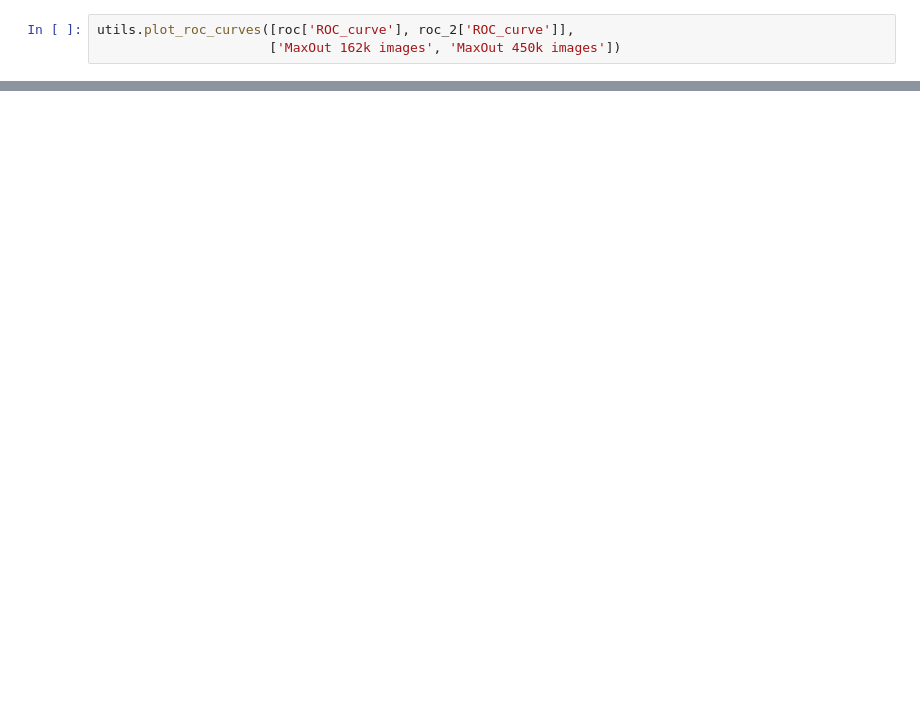
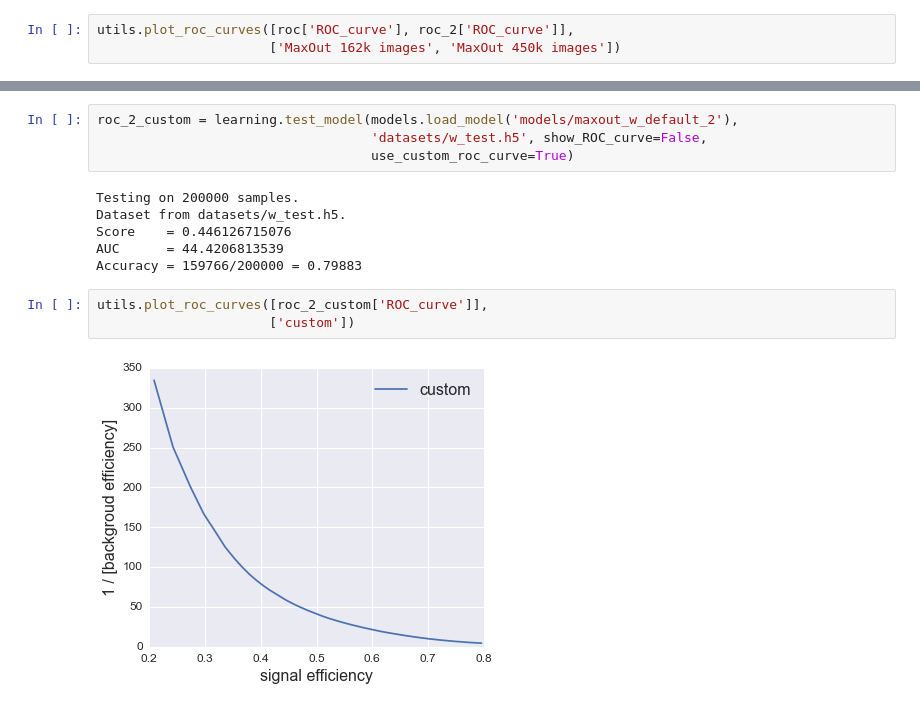
Before and after one commit to deepjets/deepjets, a Jupyter notebook: maxout.ipynb, the cells around one changed output, grey strips where cells are left out. Drawn from its saved outputs; the diff is of its cells as text; blank space fills up the shorter version.

Commit message:
added maxout.py

```diff
--- a/maxout.ipynb
+++ b/maxout.ipynb
@@ -115,0 +206,15 @@ fig.show()
+# %%
+roc_2_custom = learning.test_model(models.load_model('models/maxout_w_default_2'),
+                                   'datasets/w_test.h5', show_ROC_curve=False,
+                                   use_custom_roc_curve=True)
+# %% [output]
+Testing on 200000 samples.
+Dataset from datasets/w_test.h5.
+Score    = 0.446126715076
+AUC      = 44.4206813539
+Accuracy = 159766/200000 = 0.79883
+# %%
+utils.plot_roc_curves([roc_2_custom['ROC_curve']],
+                      ['custom'])
+# %% [output]
+[figure, added]
```
Also changed, not shown: parts of 14 cells of this notebook, 3 other files.
